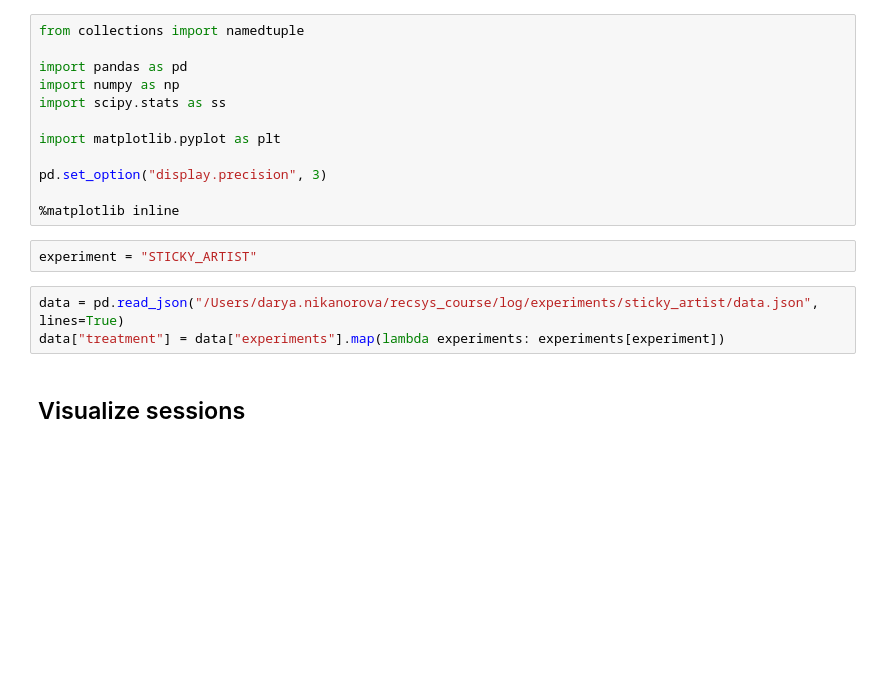
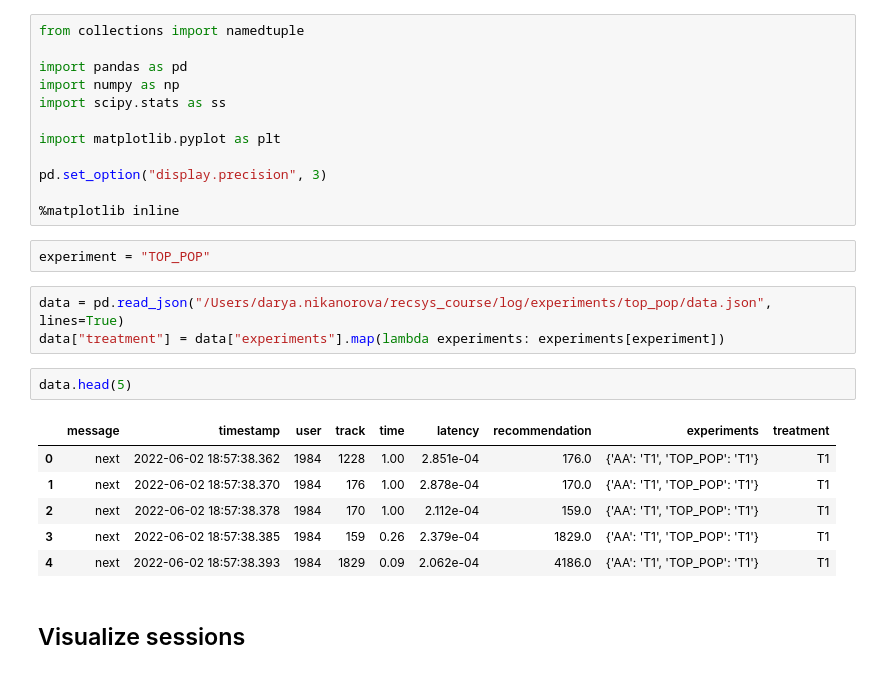
Before and after one commit to aamamaev/recsys_made_2022_project, a Jupyter notebook: jupyter/Week1Seminar.ipynb, the cells around one changed output. Cells and saved outputs as stored; diff of their text form; blank space fills up the shorter version.

```diff
--- a/jupyter/Week1Seminar.ipynb
+++ b/jupyter/Week1Seminar.ipynb
@@ -15,10 +15,19 @@ pd.set_option("display.precision", 3)
 
 %matplotlib inline
 # %%
-experiment = "STICKY_ARTIST"
+experiment = "TOP_POP"
 # %%
-data = pd.read_json("/Users/darya.nikanorova/recsys_course/log/experiments/sticky_artist/data.json", lines=True)
+data = pd.read_json("/Users/darya.nikanorova/recsys_course/log/experiments/top_pop/data.json", lines=True)
 data["treatment"] = data["experiments"].map(lambda experiments: experiments[experiment])
+# %%
+data.head(5)
+# %% [output]
+|  | message | timestamp | user | track | time | latency | recommendation | experiments | treatment |
+| 0 | next | 2022-06-02 18:57:38.362 | 1984 | 1228 | 1.00 | 2.851e-04 | 176.0 | {'AA': 'T1', 'TOP_POP': 'T1'} | T1 |
+| 1 | next | 2022-06-02 18:57:38.370 | 1984 | 176 | 1.00 | 2.878e-04 | 170.0 | {'AA': 'T1', 'TOP_POP': 'T1'} | T1 |
+| 2 | next | 2022-06-02 18:57:38.378 | 1984 | 170 | 1.00 | 2.112e-04 | 159.0 | {'AA': 'T1', 'TOP_POP': 'T1'} | T1 |
+| 3 | next | 2022-06-02 18:57:38.385 | 1984 | 159 | 0.26 | 2.379e-04 | 1829.0 | {'AA': 'T1', 'TOP_POP': 'T1'} | T1 |
+| 4 | next | 2022-06-02 18:57:38.393 | 1984 | 1829 | 0.09 | 2.062e-04 | 4186.0 | {'AA': 'T1', 'TOP_POP': 'T1'} | T1 |
 # %% [markdown]
 ## Visualize sessions
 # %%
```
Also changed, not shown: parts of 3 cells of this notebook, 6 other files.
